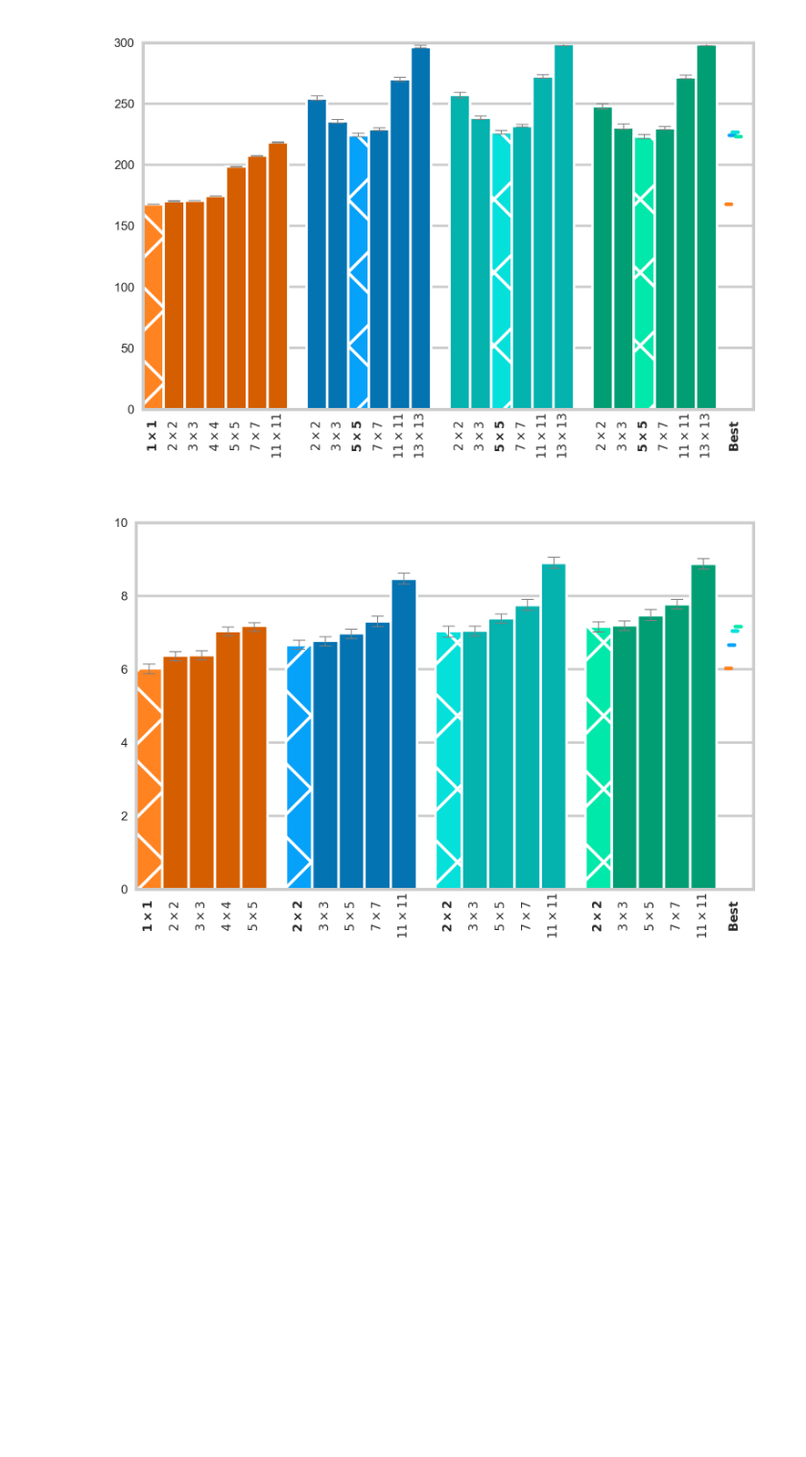
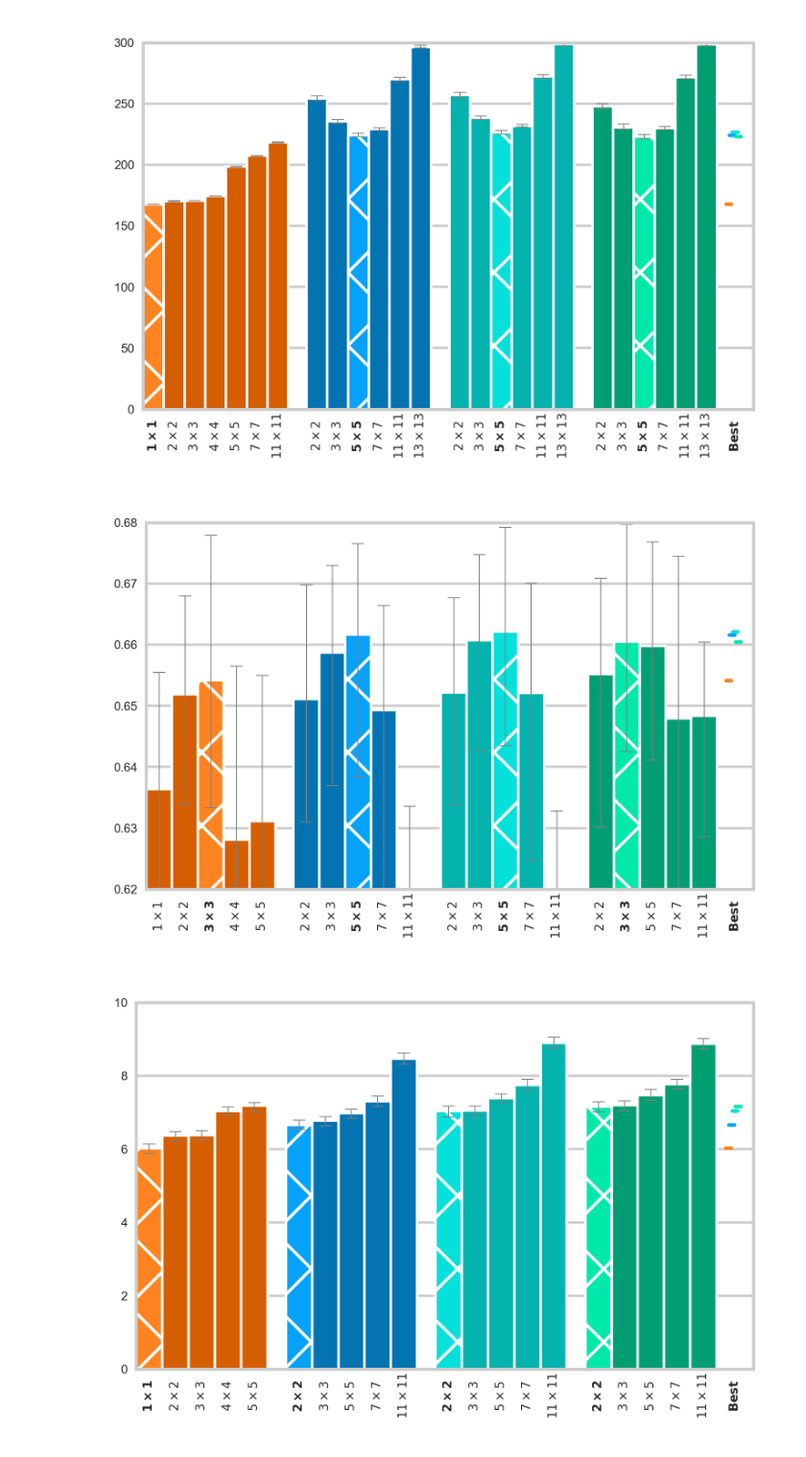
Before and after one commit to p-adema/quadratic-conv, a Jupyter notebook: src/graphs/results.ipynb, the cells around one changed output. Shown at 96% size. Saved outputs shown, nothing was run; the diff lists cells and outputs as text; code cells hidden in the pictures; blank space fills up the shorter version.

```diff
--- a/src/graphs/results.ipynb
+++ b/src/graphs/results.ipynb
@@ -272,6 +272,17 @@ plot_results(
 plt.show()
 # %% [output]
 [figure]
+# %%
+plot_results(
+    plot_group_kernel_size,
+    preprocess_data(pl.read_parquet("./.data/long_imagenette.pq")),
+    save_path="./report/figures/results_imagenette.png",
+    # baseline=("standard", 3),
+    ylim=(0.62, 0.68),
+)
+plt.show()
+# %% [output]
+[figure, added]
 # %%
 plot_results(
     plot_group_kernel_size,
```
Also changed, not shown: parts of 1 cell of this notebook, 19 other files.
